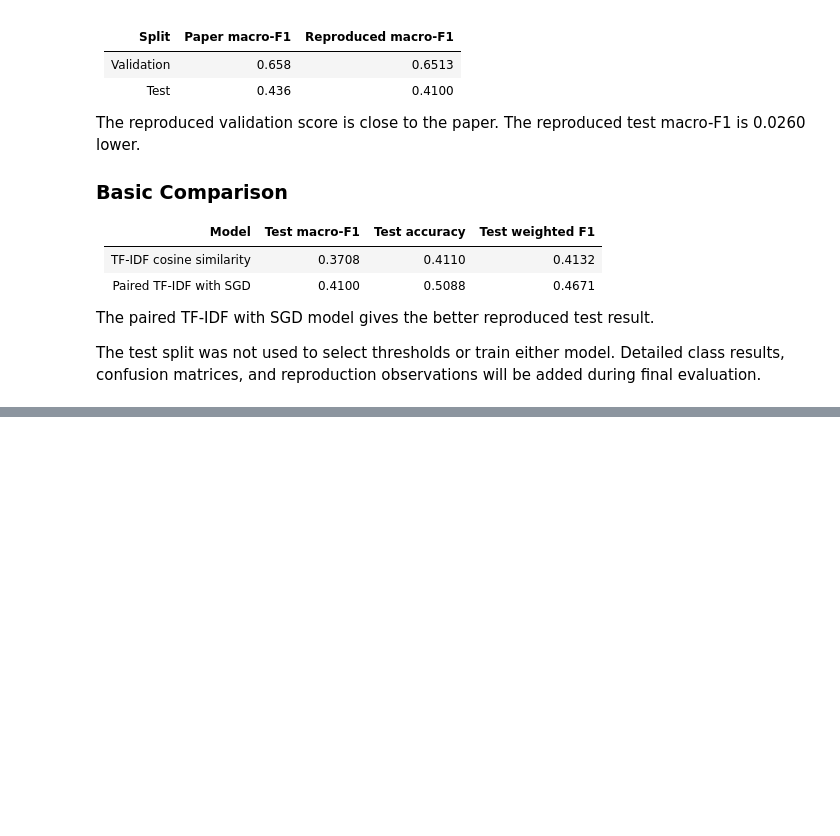
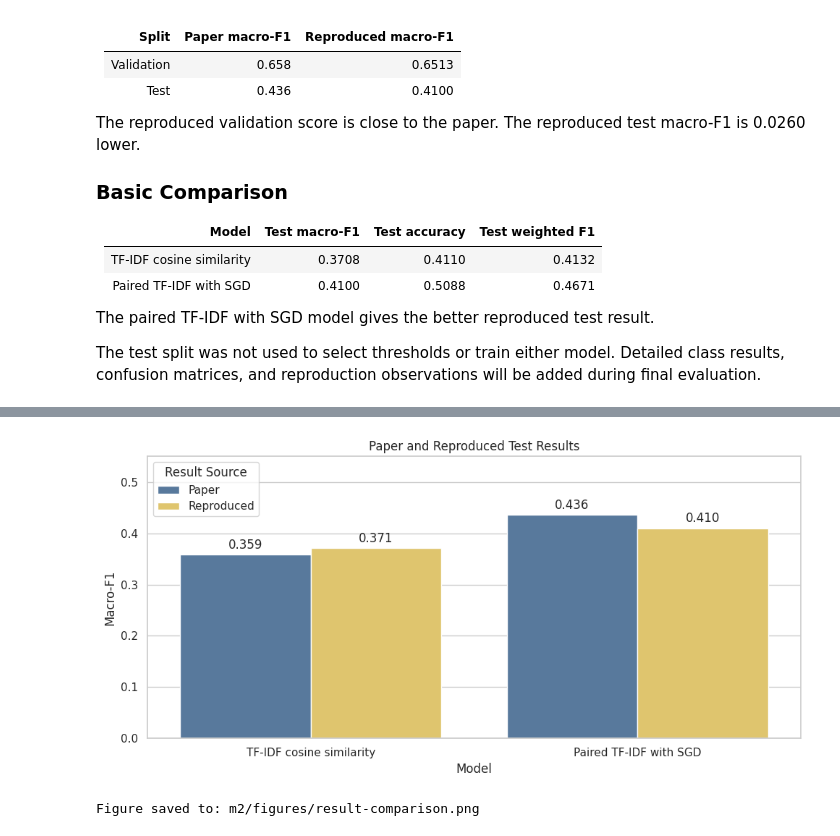
Before and after one commit to nandu-99/resume-job-matcher, a Jupyter notebook: m2/notebooks/m2-baseline-reproduction.ipynb, the cells around one changed output, grey strips where cells are left out. Saved outputs shown, nothing was run; the diff lists cells and outputs as text; code cells hidden in the pictures; blank space fills up the shorter version.

```diff
--- a/m2/notebooks/m2-baseline-reproduction.ipynb
+++ b/m2/notebooks/m2-baseline-reproduction.ipynb
@@ -1865,0 +1990,54 @@ The test split was not used to select thresholds or train either model. Detailed
+# %%
+result_plot_df = (
+    baseline_comparison[
+        [
+            "Model",
+            "Paper test macro-F1",
+            "Reproduced test macro-F1"
+        ]
+    ]
+    .rename(columns={
+        "Paper test macro-F1": "Paper",
+        "Reproduced test macro-F1": "Reproduced"
+    })
+    .melt(
+        id_vars="Model",
+        var_name="Result Source",
+        value_name="Macro-F1"
+    )
+)
+
+fig, ax = plt.subplots(figsize=(10, 5))
+
+sns.barplot(
+    data=result_plot_df,
+    x="Model",
+    y="Macro-F1",
+    hue="Result Source",
+    palette=["#4C78A8", "#F2CF5B"],
+    ax=ax
+)
+
+for container in ax.containers:
+    ax.bar_label(
+        container,
+        fmt="%.3f",
+        padding=3
+    )
+
+ax.set_title("Paper and Reproduced Test Results")
+ax.set_xlabel("Model")
+ax.set_ylabel("Macro-F1")
+ax.set_ylim(0, 0.55)
+ax.legend(title="Result Source")
+
+plt.tight_layout()
+
+comparison_figure_path = FIGURE_DIR / "result-comparison.png"
+fig.savefig(comparison_figure_path, dpi=300, bbox_inches="tight")
+plt.show()
+
+print(f"Figure saved to: {comparison_figure_path}")
+# %% [output]
+[figure, added]
+Figure saved to: m2/figures/result-comparison.png
```
Also changed, not shown: parts of 8 cells of this notebook, 5 other files.
